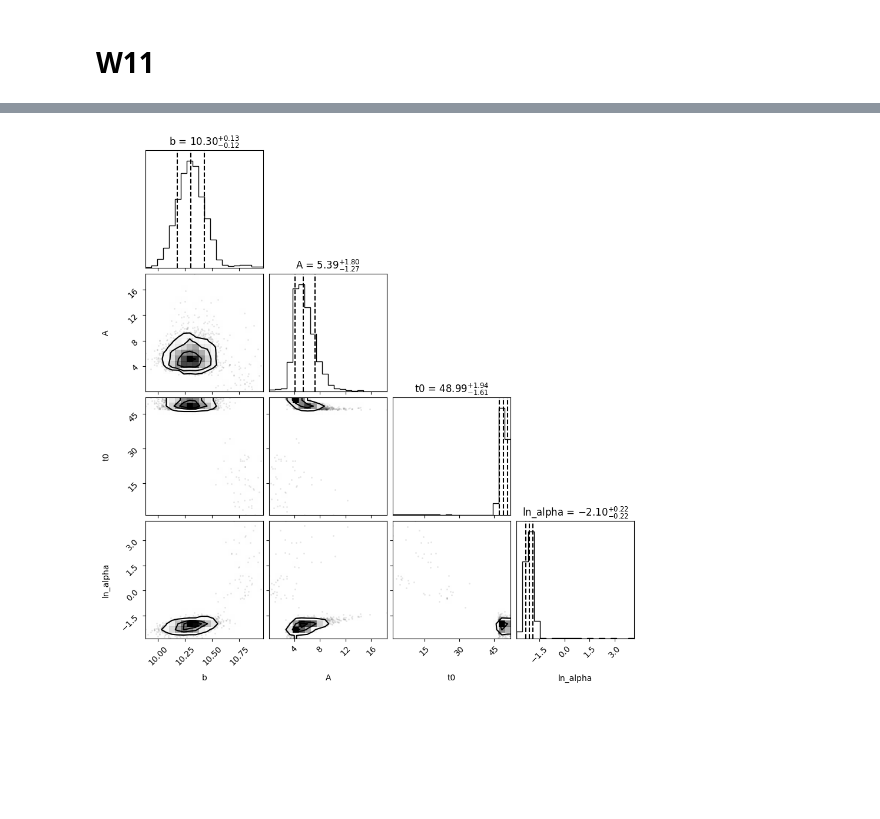
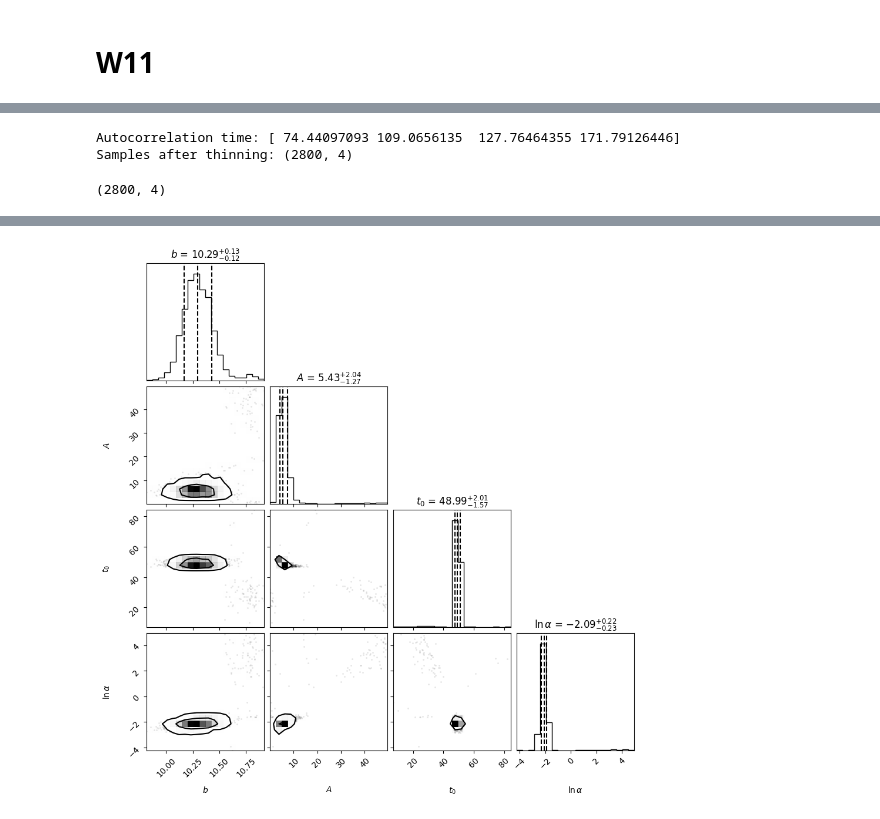
Before and after one commit to LorenzaImpicciche/astrostatistics_bicocca_2025, a Jupyter notebook: working/W11.ipynb, the cells around one changed output, grey strips where cells are left out. Cells and saved outputs as stored; diff of their text form; code cells hidden in the pictures; blank space fills up the shorter version.

```diff
--- a/working/W11.ipynb
+++ b/working/W11.ipynb
@@ -93,0 +83,21 @@ N. campioni dopo thinning: 2500
+# %%
+def log_prior(b, A, t_burst, ln_alpha):
+    if 0 < b < 50 and 0 < A < 50 and 0 < t_burst < 100 and -5 < ln_alpha < 5:
+        return 0.0
+    return -np.inf
+# %%
+def log_posterior(params):
+    b, A, t_burst, ln_alpha = params
+    lp = log_prior(b, A, t_burst, ln_alpha)
+    if not np.isfinite(lp):
+        return -np.inf
+    return lp + log_likelihood(b, A, t_burst, ln_alpha)
+# %%
+ndim = 4 # N param model
+nwalkers = 50
+nsteps = 10000
+initial = [25, 25, 50, 0]
+p0 = initial + 1e-4 * np.random.randn(nwalkers, ndim)
+
+sampler = emcee.EnsembleSampler(nwalkers, ndim, log_posterior)
+sampler.run_mcmc(p0, nsteps, progress=True)
@@ -94,7 +122,23 @@ N. campioni dopo thinning: 2500
+# %%
+#burn in, thinning
+tau = sampler.get_autocorr_time()
+burn = int(2 * np.max(tau))
+thin = int(np.max(tau))
+samples = sampler.get_chain(discard=burn, thin=thin, flat=True)
+
+print(f"Autocorrelation time: {tau}")
+print(f"Samples after thinning: {samples.shape}")
+# %% [output]
+Autocorrelation time: [ 74.44097093 109.0656135  127.76464355 171.79126446]
+Samples after thinning: (2800, 4)
+# %%
+samples.shape
+# %% [output]
+(2800, 4)
 # %%
-labels = ["b", "A", "t0", "ln_alpha"]
-fig = corner.corner(flat_samples, labels=labels,
-                    quantiles=[0.16, 0.5, 0.84],
-                    show_titles=True, title_fmt=".2f",
-                    title_kwargs={"fontsize": 12})
+labels = [r"$b$", r"$A$", r"$t_0$", r"$\ln\alpha$"]
+corner.corner(samples, labels=labels, quantiles=[0.16, 0.5, 0.84],
+              show_titles=True, title_fmt=".2f", title_kwargs={"fontsize": 12},
+              levels=[0.68, 0.95])
+plt.show()
 # %% [output]
@@ -102,2 +145,2 @@ WARNING:root:Too few points to create valid contours
-[figure, old version]
+[figure, new version]
 # %%
```
Also changed, not shown: parts of 15 cells of this notebook.
